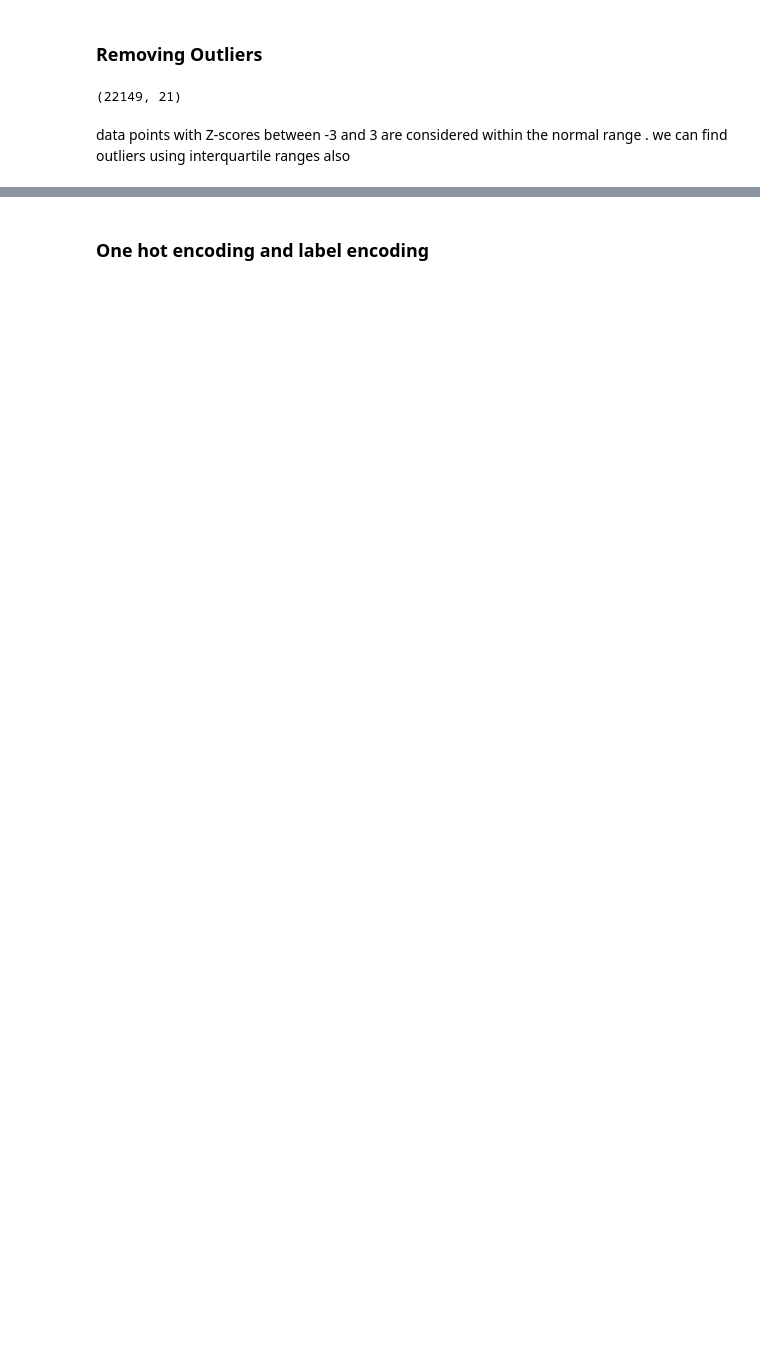
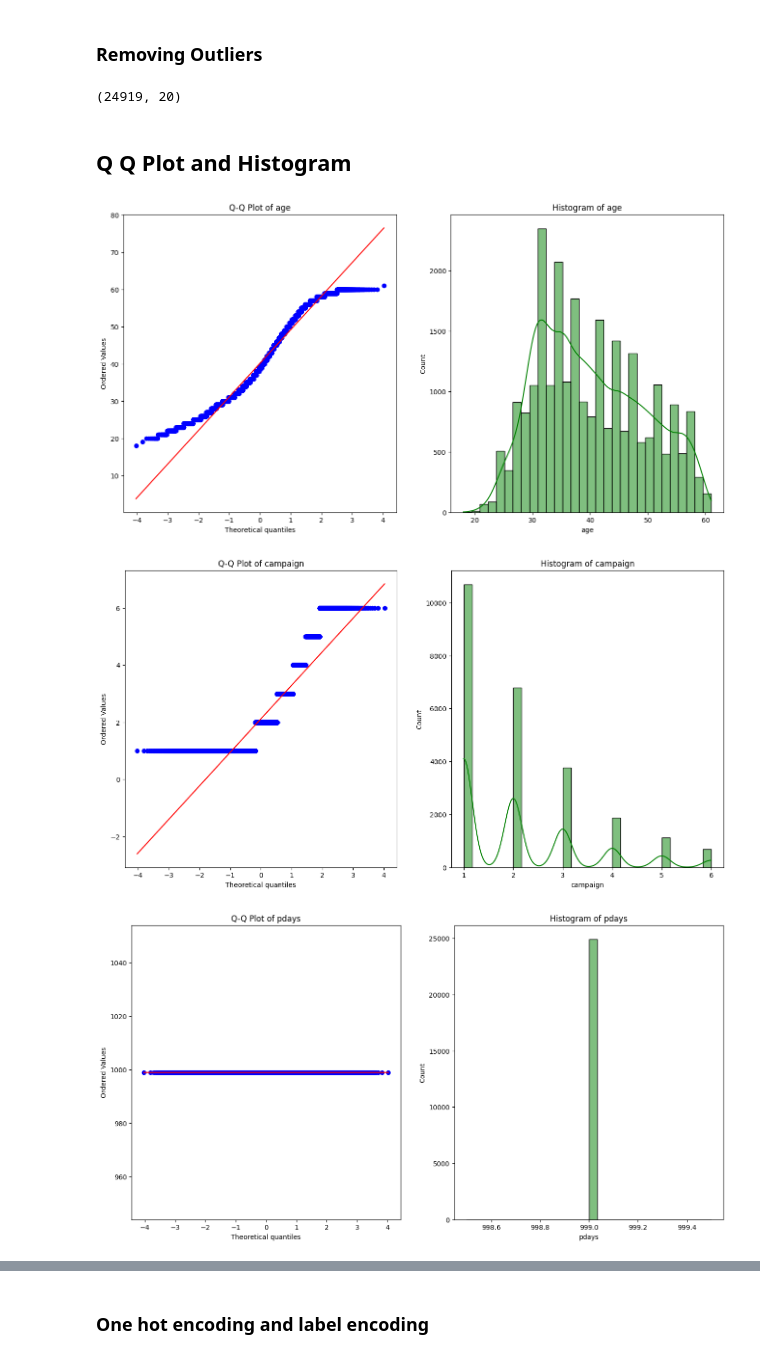
Before and after one commit to hasithaPerera2002/machine-learning-cw, a Jupyter notebook: Solution_Student_2022_P_1123.ipynb, the cells around one changed output, grey strips where cells are left out. Drawn from its saved outputs; the diff is of its cells as text; code cells hidden in the pictures; blank space fills up the shorter version.

```diff
--- a/Solution_Student_2022_P_1123.ipynb
+++ b/Solution_Student_2022_P_1123.ipynb
@@ -165,7 +161,7 @@ memory usage: 6.6+ MB
 ### Removing Outliers
 # %%
 
-int_float_cols = df.select_dtypes(include=['int64', 'float64']).columns
+int_float_cols = df.select_dtypes(include=['int64', 'float64']).columns.drop(['y'])
 for column in int_float_cols:
 
     Q1 = df[column].quantile(0.25)
@@ -183,6 +179,28 @@ for column in int_float_cols:
 
 df.shape
 # %% [output]
-(22149, 21)
+(24919, 20)
-# %% [markdown]
-data points with Z-scores between -3 and 3 are considered within the normal range . we can find outliers using interquartile ranges also
+# %% [markdown]
+## Q Q Plot and Histogram
+# %%
+numerical_features = df.select_dtypes(include=['float64', 'int64']).columns
+
+for column in numerical_features:
+    plt.figure(figsize=(16, 8))
+
+    plt.subplot(1, 2, 1)
+    stats.probplot(df[column], dist="norm", plot=plt,)
+    plt.title(f'Q-Q Plot of {column}')
+
+    plt.subplot(1, 2, 2)
+    sns.histplot(df[column], bins=30, color='green', kde=True)
+    plt.title(f'Histogram of {column}')
+
+
+
+plt.tight_layout()
+plt.show()
+# %% [output]
+[figure, added]
+[figure, added]
+[figure, added]
```
Also changed, not shown: parts of 52 cells of this notebook.
